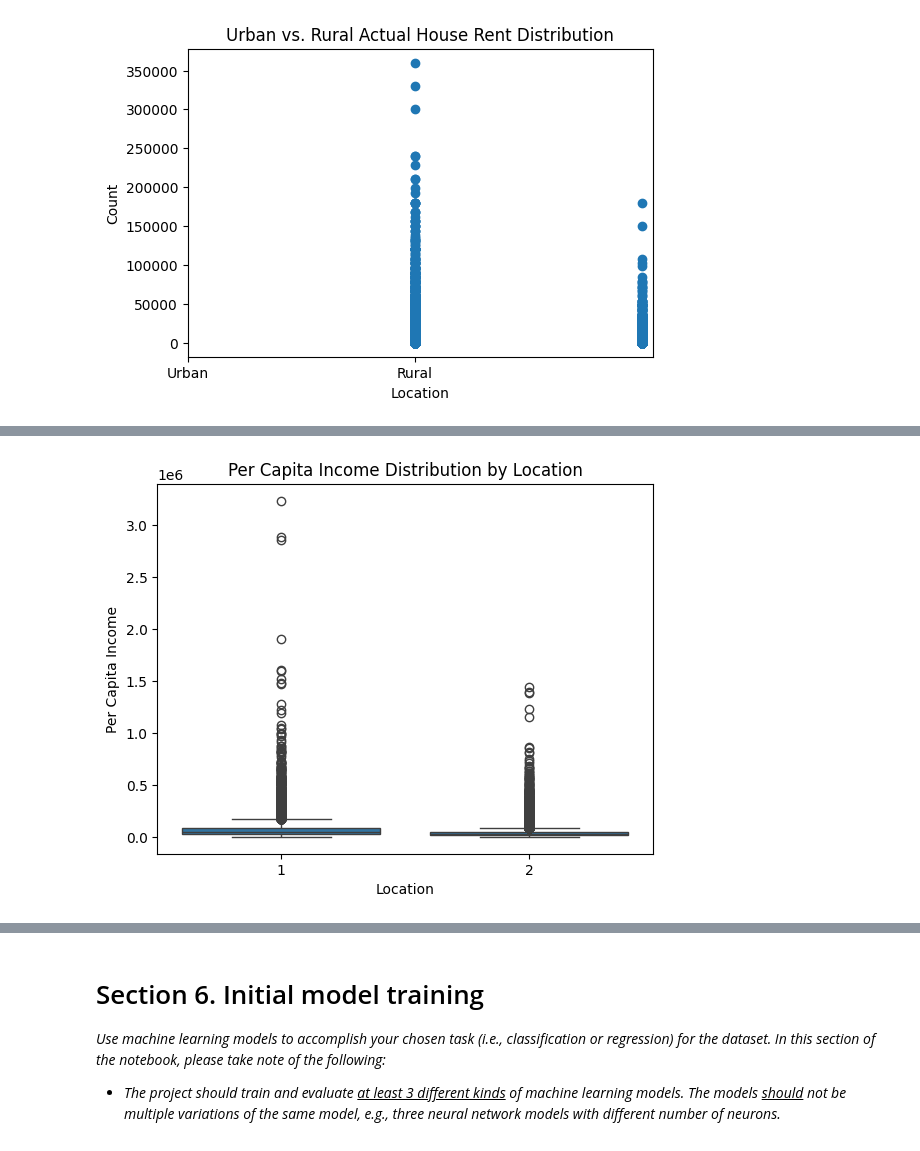
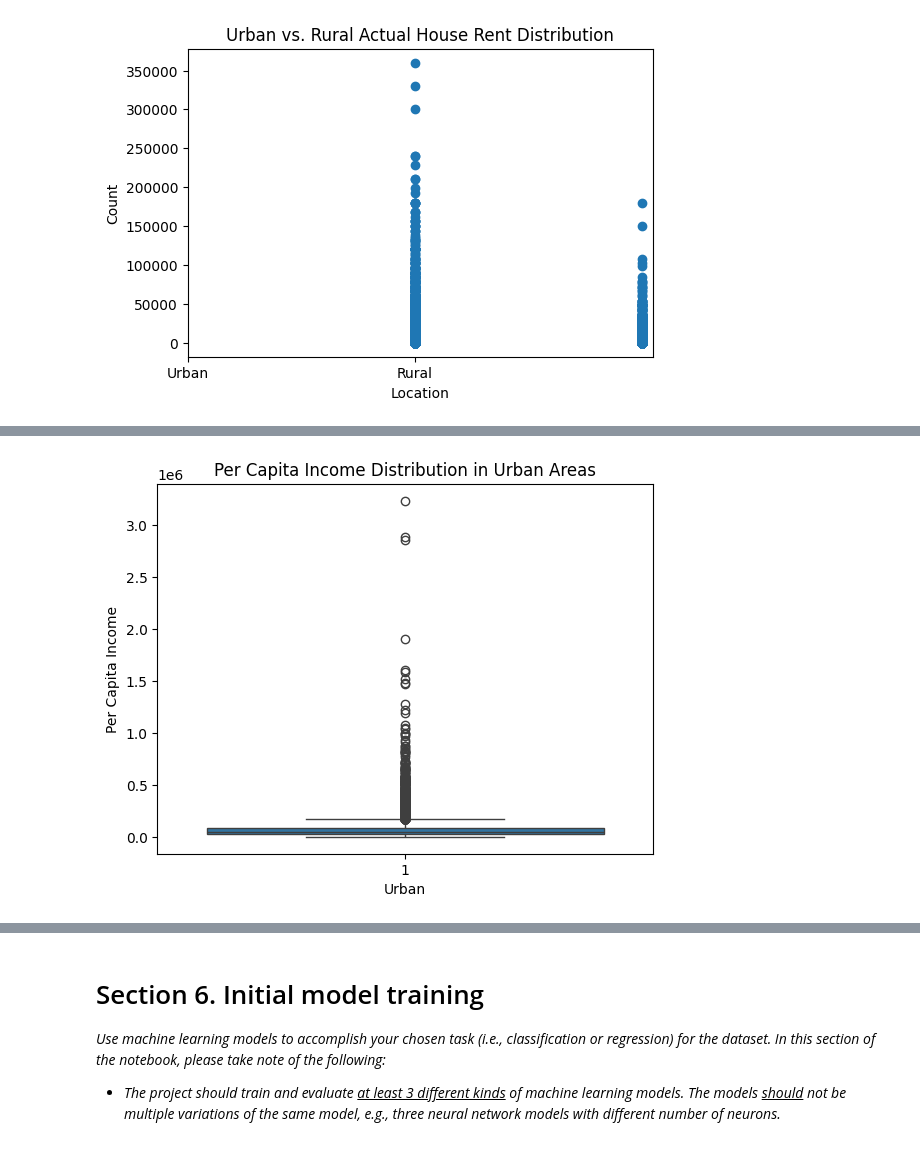
Before and after one commit to jjg-git/stintsyML, a Jupyter notebook: STINTSY project.ipynb, the cells around one changed output, grey strips where cells are left out. Cells and saved outputs as stored; diff of their text form; code cells hidden in the pictures.

```diff
--- a/STINTSY project.ipynb
+++ b/STINTSY project.ipynb
@@ -544,3 +544,9 @@ Length: 119, dtype: int64
 # plt.xlabel('Region')
 # plt.ylabel('Count')
 # plt.show()
+# %%
+# df_urban = df_fies[df_fies['URB'] == 'Urban']
+df_urban = df[df['URB'] == 1]
+df_rural = df[df['URB'] == 2]
+# print(df_fies['TOINC'])
+print(df_urban.shape)
@@ -612,10 +655,8 @@ plt.show()
 # %%
-# plt.figure(figsize=(12, 6))
-sns.boxplot(x='URB', y='PCINC', data=df_fies)
-plt.title('Per Capita Income Distribution by Location')
-plt.xlabel('Location')
+sns.boxplot(x='URB', y='PCINC', data=df_urban)
+plt.title('Per Capita Income Distribution in Urban Areas')
+plt.xlabel('Urban')
 plt.ylabel('Per Capita Income')
-# plt.xticks(rotation=45)
 plt.show()
 # %% [output]
-[figure, old version]
+[figure, new version]
```
Also changed, not shown: parts of 12 cells of this notebook.
